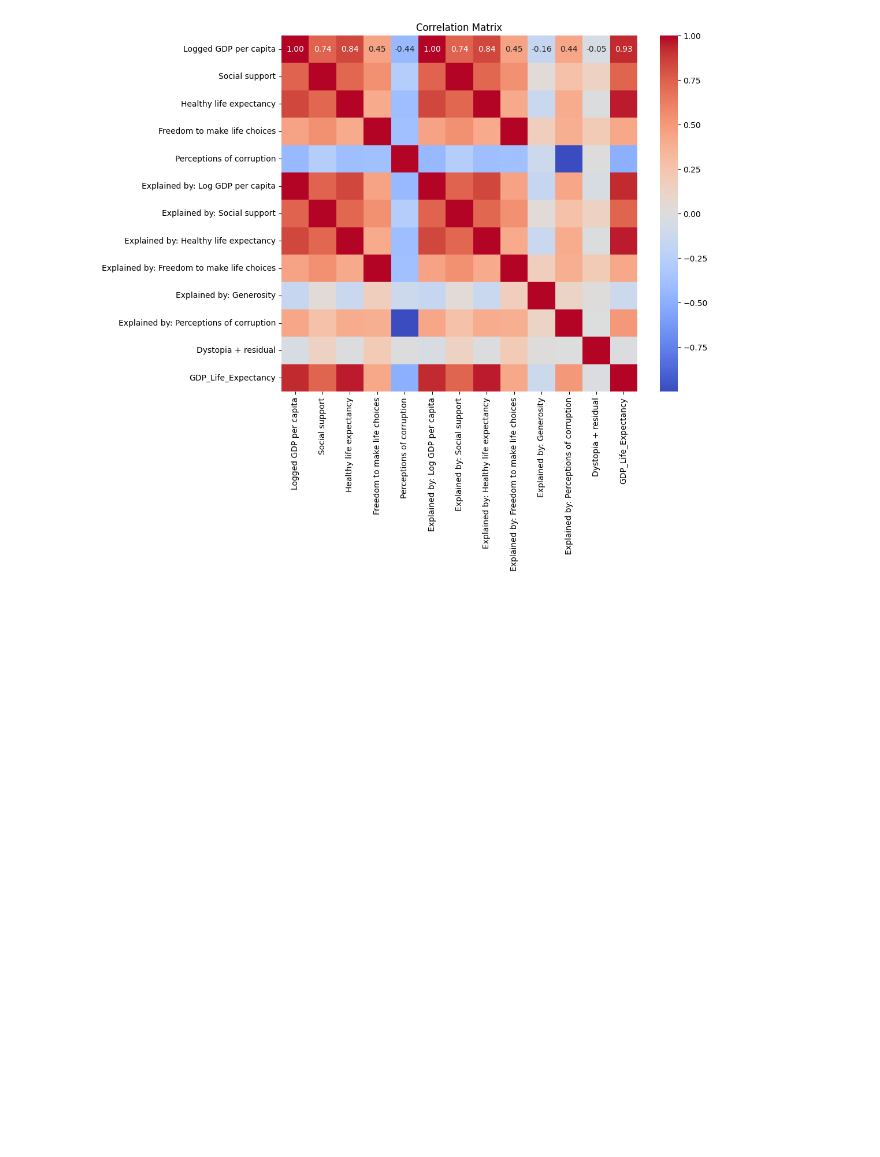
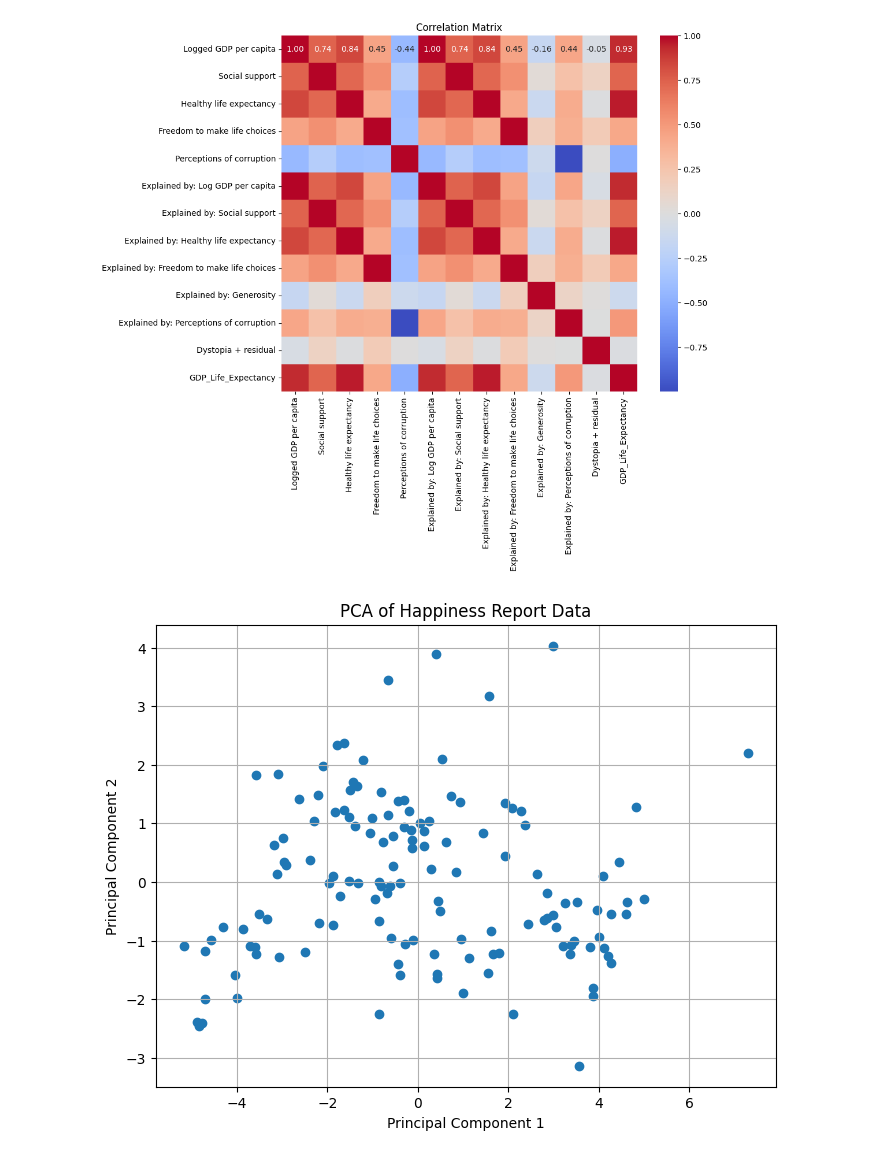
Before and after one commit to TanishAfre/Data-Analysis-Visualisation, a Jupyter notebook: main.ipynb, the cells around one changed output. Drawn from its saved outputs; the diff is of its cells as text; code cells hidden in the pictures; blank space fills up the shorter version.

```diff
--- a/main.ipynb
+++ b/main.ipynb
@@ -210,3 +210,28 @@ plt.show()
 # %% [output]
 Correlation matrix is a table showing correlation coefficients between variables. Each cell in the table shows the correlation between two variables.
 [figure]
+# %%
+from sklearn.decomposition import PCA
+from sklearn.preprocessing import StandardScaler
+
+# Standardizing the data before applying PCA
+scaler = StandardScaler()
+df_scaled = scaler.fit_transform(df.select_dtypes(include=[np.number]))  # Only numeric columns
+
+# Applying PCA
+pca = PCA(n_components=2)  # Reduce to 2 dimensions for visualization
+principal_components = pca.fit_transform(df_scaled)
+
+# Creating a DataFrame for the principal components
+df_pca = pd.DataFrame(data=principal_components, columns=['Principal Component 1', 'Principal Component 2'])
+
+# Plotting the results
+plt.figure(figsize=(8,6))
+plt.scatter(df_pca['Principal Component 1'], df_pca['Principal Component 2'])
+plt.xlabel('Principal Component 1')
+plt.ylabel('Principal Component 2')
+plt.title('PCA of Happiness Report Data')
+plt.grid(True)
+plt.show()
+# %% [output]
+[figure, added]
```
